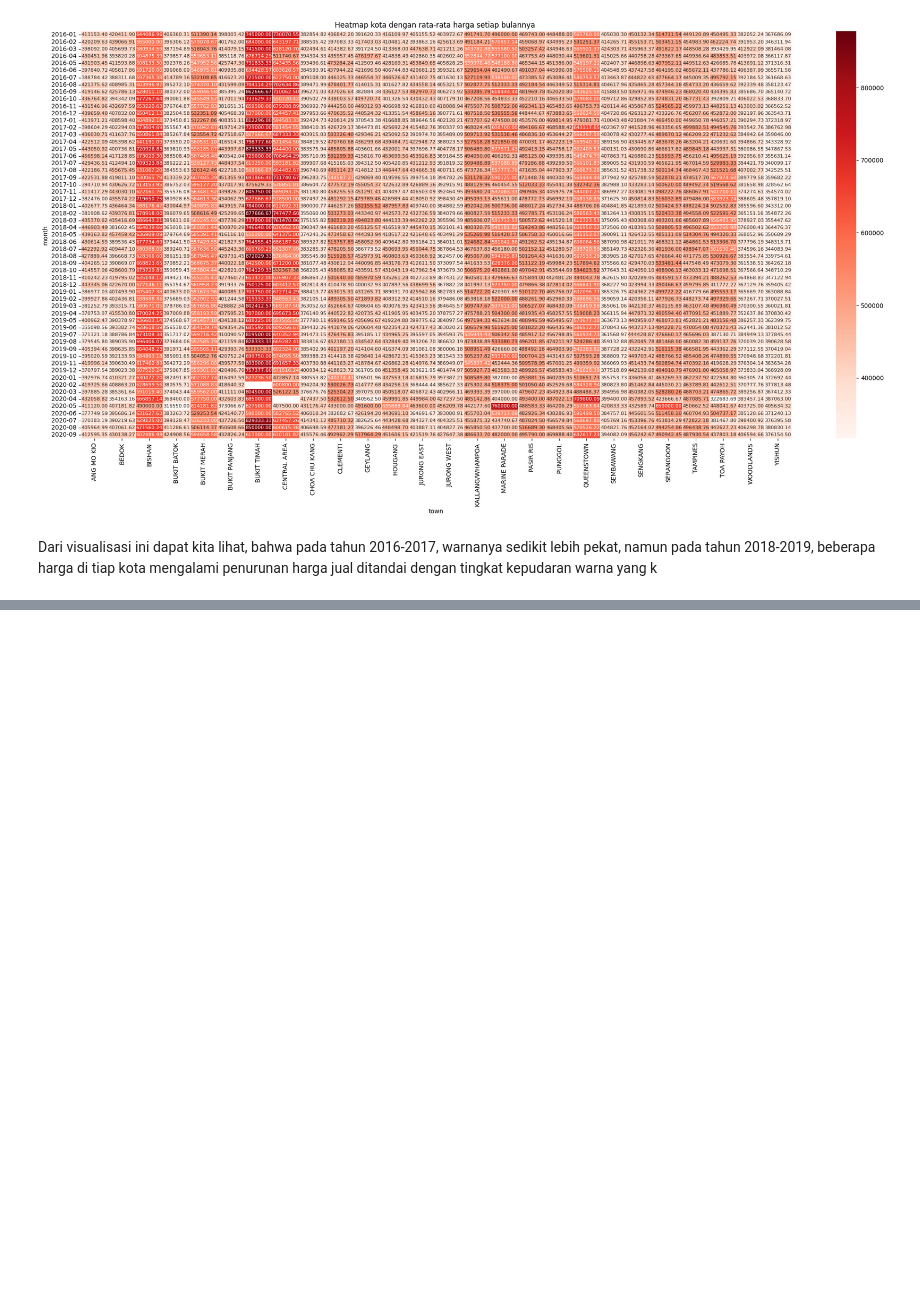
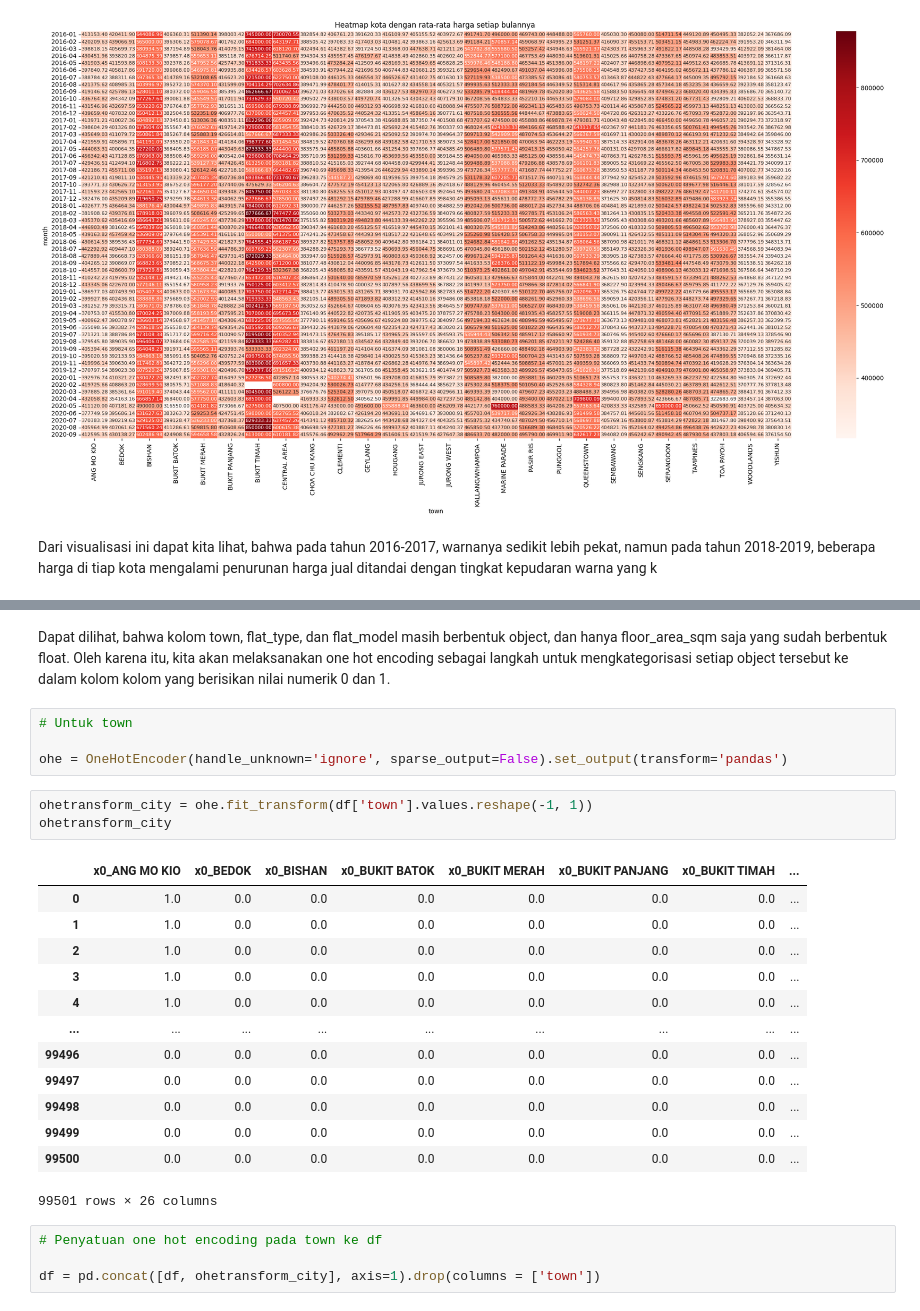
Before and after one commit to mhmhatta/SGResalePrice, a Jupyter notebook: Tubes PML Kelompok GaNi.ipynb, the cells around one changed output, grey strips where cells are left out. Cells and saved outputs as stored; diff of their text form; blank space fills up the shorter version.

```diff
--- a/Tubes PML Kelompok GaNi.ipynb
+++ b/Tubes PML Kelompok GaNi.ipynb
@@ -672,0 +704,27 @@ y = df['resale_price']  # Target
+# %% [markdown]
+Dapat dilihat, bahwa kolom town, flat_type, dan flat_model masih berbentuk object, dan hanya floor_area_sqm saja yang sudah berbentuk float. Oleh karena itu, kita akan melaksanakan one hot encoding sebagai langkah untuk mengkategorisasi setiap object tersebut ke dalam kolom kolom yang berisikan nilai numerik 0 dan 1.
+# %%
+# Untuk town
+
+ohe = OneHotEncoder(handle_unknown='ignore', sparse_output=False).set_output(transform='pandas')
+# %%
+ohetransform_city = ohe.fit_transform(df['town'].values.reshape(-1, 1))
+ohetransform_city
+# %% [output]
+|  | x0_ANG MO KIO | x0_BEDOK | x0_BISHAN | x0_BUKIT BATOK | x0_BUKIT MERAH | x0_BUKIT PANJANG | x0_BUKIT TIMAH | ... |
+| 0 | 1.0 | 0.0 | 0.0 | 0.0 | 0.0 | 0.0 | 0.0 | ... |
+| 1 | 1.0 | 0.0 | 0.0 | 0.0 | 0.0 | 0.0 | 0.0 | ... |
+| 2 | 1.0 | 0.0 | 0.0 | 0.0 | 0.0 | 0.0 | 0.0 | ... |
+| 3 | 1.0 | 0.0 | 0.0 | 0.0 | 0.0 | 0.0 | 0.0 | ... |
+| 4 | 1.0 | 0.0 | 0.0 | 0.0 | 0.0 | 0.0 | 0.0 | ... |
+| ... | ... | ... | ... | ... | ... | ... | ... | ... |
+| 99496 | 0.0 | 0.0 | 0.0 | 0.0 | 0.0 | 0.0 | 0.0 | ... |
+| 99497 | 0.0 | 0.0 | 0.0 | 0.0 | 0.0 | 0.0 | 0.0 | ... |
+| 99498 | 0.0 | 0.0 | 0.0 | 0.0 | 0.0 | 0.0 | 0.0 | ... |
+| 99499 | 0.0 | 0.0 | 0.0 | 0.0 | 0.0 | 0.0 | 0.0 | ... |
+| 99500 | 0.0 | 0.0 | 0.0 | 0.0 | 0.0 | 0.0 | 0.0 | ... |
+99501 rows × 26 columns
+# %%
+# Penyatuan one hot encoding pada town ke df
+
+df = pd.concat([df, ohetransform_city], axis=1).drop(columns = ['town'])
```
Also changed, not shown: parts of 33 cells of this notebook.
